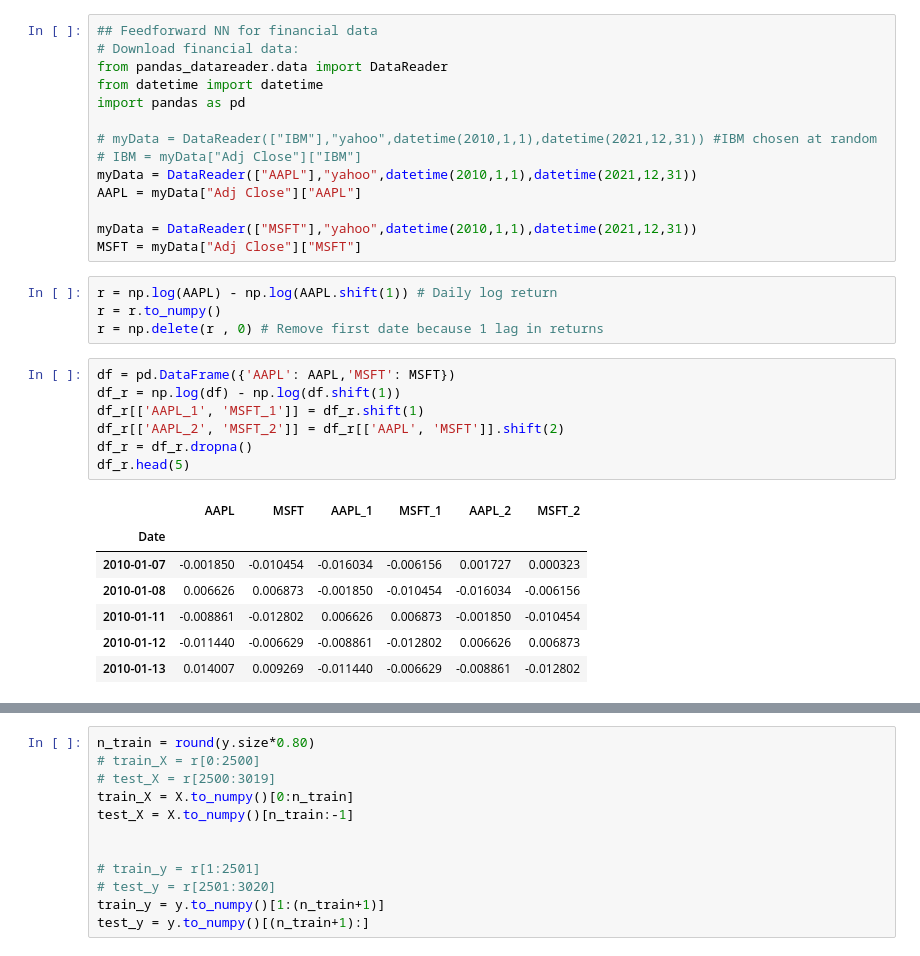
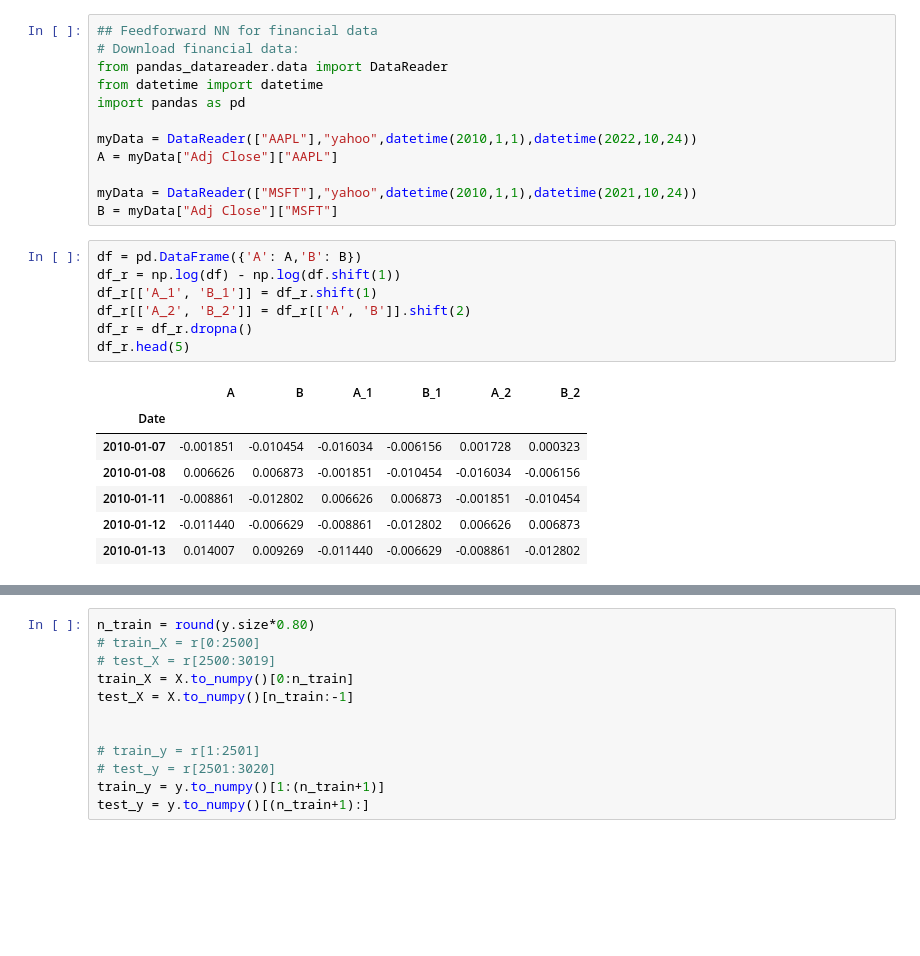
Before and after one commit to gustavocxavier/exemplos-codigos-py, a Jupyter notebook: previsao_notebook2.ipynb, the cells around one changed output, grey strips where cells are left out. Cells and saved outputs as stored; diff of their text form; blank space fills up the shorter version.

```diff
--- a/previsao_notebook2.ipynb
+++ b/previsao_notebook2.ipynb
@@ -419,30 +35,24 @@ from pandas_datareader.data import DataReader
 from datetime import datetime
 import pandas as pd
 
-# myData = DataReader(["IBM"],"yahoo",datetime(2010,1,1),datetime(2021,12,31)) #IBM chosen at random
-# IBM = myData["Adj Close"]["IBM"]
-myData = DataReader(["AAPL"],"yahoo",datetime(2010,1,1),datetime(2021,12,31))
-AAPL = myData["Adj Close"]["AAPL"]
+myData = DataReader(["AAPL"],"yahoo",datetime(2010,1,1),datetime(2022,10,24))
+A = myData["Adj Close"]["AAPL"]
 
-myData = DataReader(["MSFT"],"yahoo",datetime(2010,1,1),datetime(2021,12,31))
-MSFT = myData["Adj Close"]["MSFT"]
+myData = DataReader(["MSFT"],"yahoo",datetime(2010,1,1),datetime(2021,10,24))
+B = myData["Adj Close"]["MSFT"]
-# %%
-r = np.log(AAPL) - np.log(AAPL.shift(1)) # Daily log return
-r = r.to_numpy()
-r = np.delete(r , 0) # Remove first date because 1 lag in returns
 # %%
-df = pd.DataFrame({'AAPL': AAPL,'MSFT': MSFT})
+df = pd.DataFrame({'A': A,'B': B})
 df_r = np.log(df) - np.log(df.shift(1))
-df_r[['AAPL_1', 'MSFT_1']] = df_r.shift(1)
-df_r[['AAPL_2', 'MSFT_2']] = df_r[['AAPL', 'MSFT']].shift(2)
+df_r[['A_1', 'B_1']] = df_r.shift(1)
+df_r[['A_2', 'B_2']] = df_r[['A', 'B']].shift(2)
 df_r = df_r.dropna()
 df_r.head(5)
 # %% [output]
-|  | AAPL | MSFT | AAPL_1 | MSFT_1 | AAPL_2 | MSFT_2 |
+|  | A | B | A_1 | B_1 | A_2 | B_2 |
 | Date |  |  |  |  |  |  |
-| 2010-01-07 | -0.001850 | -0.010454 | -0.016034 | -0.006156 | 0.001727 | 0.000323 |
-| 2010-01-08 | 0.006626 | 0.006873 | -0.001850 | -0.010454 | -0.016034 | -0.006156 |
-| 2010-01-11 | -0.008861 | -0.012802 | 0.006626 | 0.006873 | -0.001850 | -0.010454 |
+| 2010-01-07 | -0.001851 | -0.010454 | -0.016034 | -0.006156 | 0.001728 | 0.000323 |
+| 2010-01-08 | 0.006626 | 0.006873 | -0.001851 | -0.010454 | -0.016034 | -0.006156 |
+| 2010-01-11 | -0.008861 | -0.012802 | 0.006626 | 0.006873 | -0.001851 | -0.010454 |
 | 2010-01-12 | -0.011440 | -0.006629 | -0.008861 | -0.012802 | 0.006626 | 0.006873 |
 | 2010-01-13 | 0.014007 | 0.009269 | -0.011440 | -0.006629 | -0.008861 | -0.012802 |
 # %%
```
Also changed, not shown: parts of 28 cells of this notebook.
